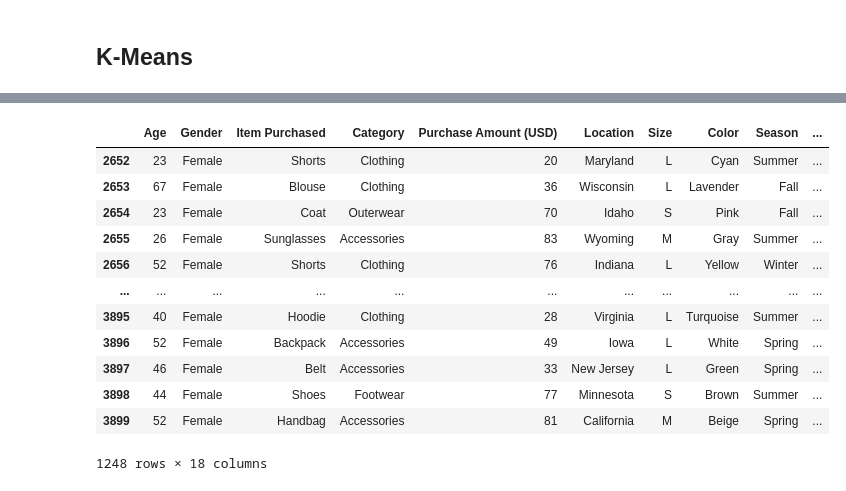
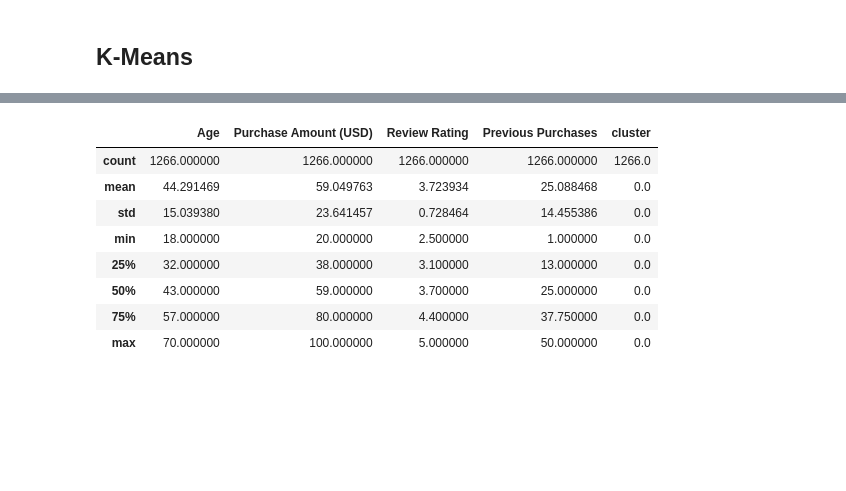
Before and after one commit to maurodomingues/Projeto_MachineLearningII, a Jupyter notebook: ML_nao_sup.ipynb, the cells around one changed output, grey strips where cells are left out. Saved outputs shown, nothing was run; the diff lists cells and outputs as text; code cells hidden in the pictures; blank space fills up the shorter version.

Commit message:
inclusao analise k-means

```diff
--- a/ML_nao_sup.ipynb
+++ b/ML_nao_sup.ipynb
@@ -203,8 +268,10 @@ le = LabelEncoder()
 for coluna in colunas_categoricas:
      df_consumo[coluna] = le.fit_transform(df_consumo[coluna])
 
-X = df_consumo.values
+
 
 # Padronizar os dados (importante para o K-means)
 scaler = StandardScaler()
-X = scaler.fit_transform(X)
+df_consumo[colunas_numericas] = scaler.fit_transform(df_consumo[colunas_numericas])
+
+X = df_consumo.values
@@ -221,0 +307,17 @@ df_consumo.head()
+# %%
+# Carrega o modelo Kmeans e a função KElbowVisualizer do Yellowbrick
+from sklearn.cluster import KMeans
+from yellowbrick.cluster import KElbowVisualizer
+
+# Instancia o modelo
+model = KMeans(n_init=10)
+
+# Instancia o visualizador
+visualizer = KElbowVisualizer(model,       # o modelo K-means a ser utilizado
+                              k = (1, 25)) # Faixa de valores para o K
+
+# Fit do Visualizador
+visualizer.fit(X)
+
+# Mostra o gráfico
+visualizer.show()
@@ -226,13 +331,8 @@ from sklearn.metrics import silhouette_score, davies_bouldin_score, calinski_har
 
 # Função para aplicar o K-Means e calcular métricas
 def apply_kmeans_and_metrics(X, n_clusters, tol, max_iter):
-    kmeans = KMeans(n_clusters=n_clusters, tol=tol, max_iter=max_iter, random_state=42)
+    kmeans = KMeans(n_clusters=n_clusters, tol=tol, max_iter=max_iter, n_init=10, random_state=42)
     y_pred = kmeans.fit_predict(X)
-
-    # Visualizar os resultados
-    #plt.scatter(X[:, 4], X[:, 9], c=y_pred, cmap='viridis', edgecolors='k')
-    #plt.title(f'K-Means Clusterização (Clusters={n_clusters}, Tolerância={tol}, Max Iter={max_iter})')
-    #plt.show()
 
     # Calcular métricas
     silhouette = silhouette_score(X, y_pred)
@@ -241,9 +341,8 @@ def apply_kmeans_and_metrics(X, n_clusters, tol, max_iter):
 
     return silhouette, dunn_index, calinski_harabasz_index, y_pred
 # %%
-
 # Testes com diferentes valores de clusters, tolerância e max_iter
-n_clusters = 3
+n_clusters = 6
 tol =  1e-3
 max_iter = 100
 
@@ -328,19 +392,15 @@ plt.show()
 # %%
-df_c0
+df_c0.describe()
 # %% [output]
-|  | Age | Gender | Item Purchased | Category | Purchase Amount (USD) | Location | Size | Color | Season | ... |
-| 2652 | 23 | Female | Shorts | Clothing | 20 | Maryland | L | Cyan | Summer | ... |
-| 2653 | 67 | Female | Blouse | Clothing | 36 | Wisconsin | L | Lavender | Fall | ... |
-| 2654 | 23 | Female | Coat | Outerwear | 70 | Idaho | S | Pink | Fall | ... |
-| 2655 | 26 | Female | Sunglasses | Accessories | 83 | Wyoming | M | Gray | Summer | ... |
-| 2656 | 52 | Female | Shorts | Clothing | 76 | Indiana | L | Yellow | Winter | ... |
-| ... | ... | ... | ... | ... | ... | ... | ... | ... | ... | ... |
-| 3895 | 40 | Female | Hoodie | Clothing | 28 | Virginia | L | Turquoise | Summer | ... |
-| 3896 | 52 | Female | Backpack | Accessories | 49 | Iowa | L | White | Spring | ... |
-| 3897 | 46 | Female | Belt | Accessories | 33 | New Jersey | L | Green | Spring | ... |
-| 3898 | 44 | Female | Shoes | Footwear | 77 | Minnesota | S | Brown | Summer | ... |
-| 3899 | 52 | Female | Handbag | Accessories | 81 | California | M | Beige | Spring | ... |
+|  | Age | Purchase Amount (USD) | Review Rating | Previous Purchases | cluster |
+| count | 1266.000000 | 1266.000000 | 1266.000000 | 1266.000000 | 1266.0 |
+| mean | 44.291469 | 59.049763 | 3.723934 | 25.088468 | 0.0 |
+| std | 15.039380 | 23.641457 | 0.728464 | 14.455386 | 0.0 |
+| min | 18.000000 | 20.000000 | 2.500000 | 1.000000 | 0.0 |
+| 25% | 32.000000 | 38.000000 | 3.100000 | 13.000000 | 0.0 |
+| 50% | 43.000000 | 59.000000 | 3.700000 | 25.000000 | 0.0 |
+| 75% | 57.000000 | 80.000000 | 4.400000 | 37.750000 | 0.0 |
+| max | 70.000000 | 100.000000 | 5.000000 | 50.000000 | 0.0 |
-1248 rows × 18 columns
 # %%
 df_c1.describe()
 # %% [output]
```
Also changed, not shown: parts of 27 cells of this notebook, 2 other files.
